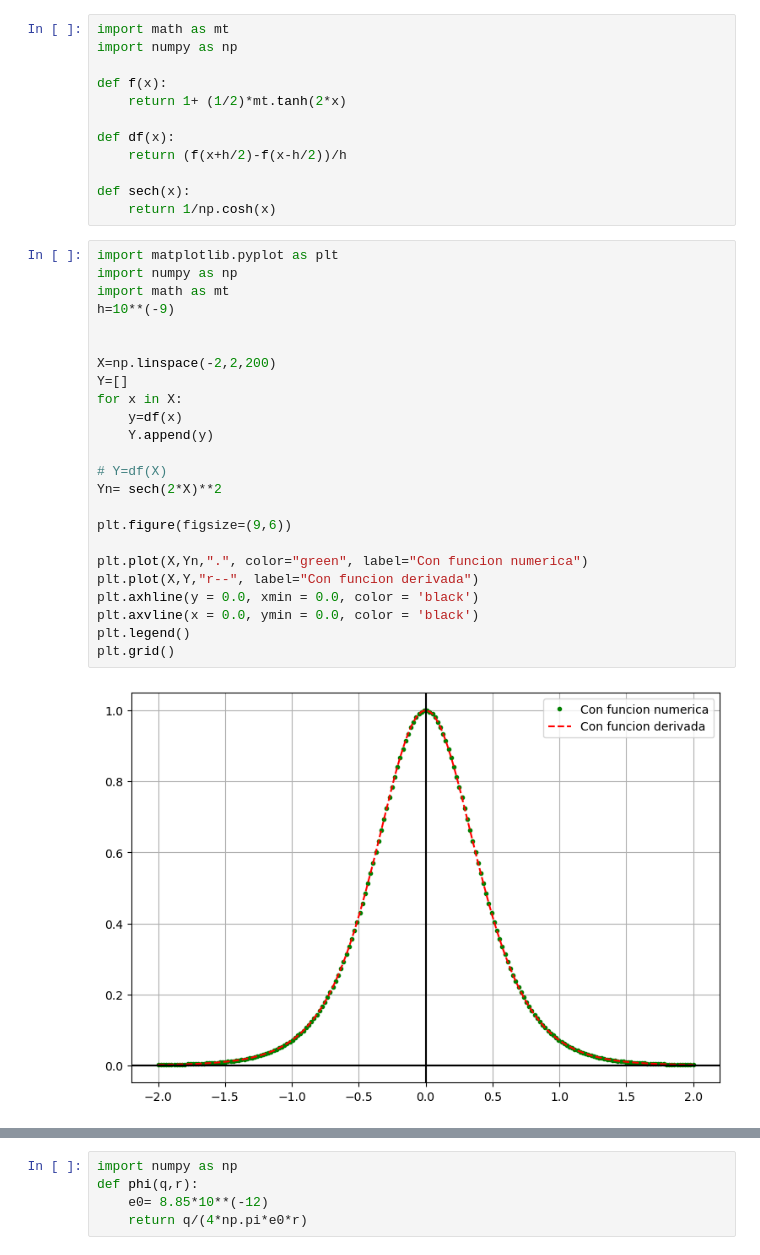
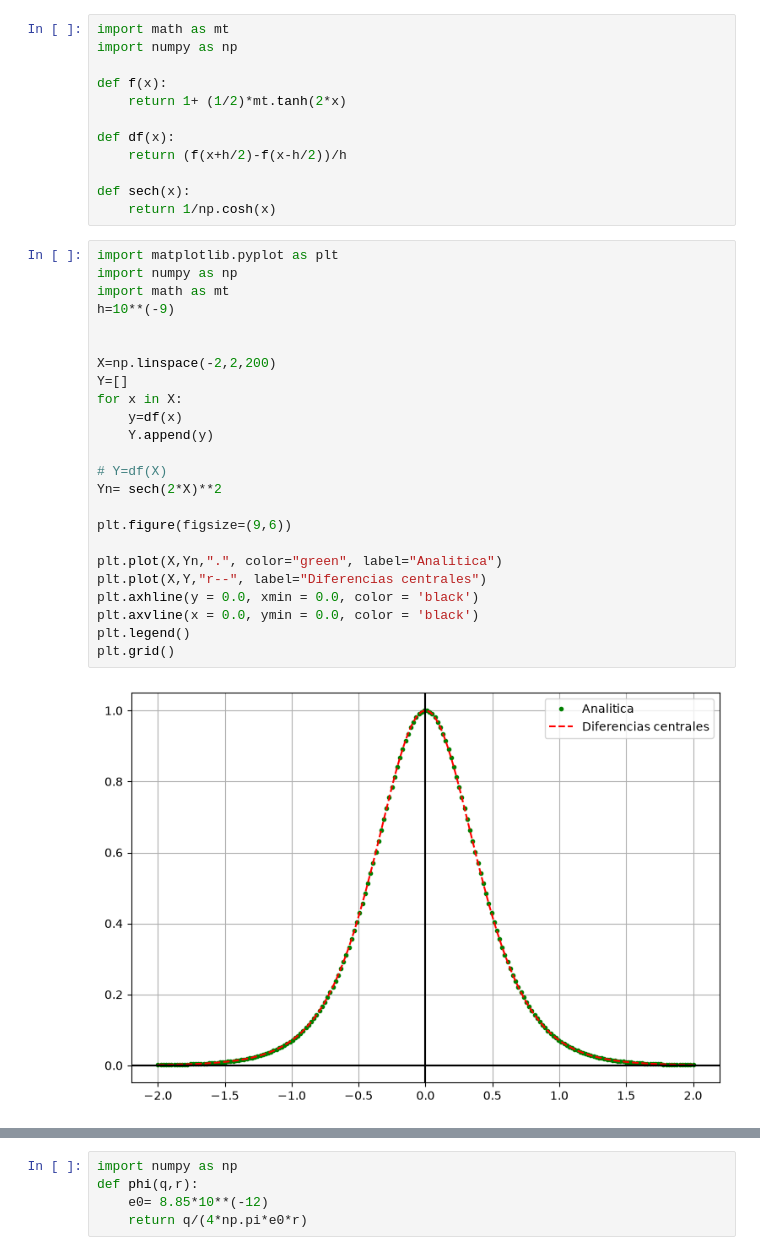
Before and after one commit to SebastianDhamar/RepositorioFisicaComp, a Jupyter notebook: Tareas-Practicas/TareaPractica5.ipynb, the cells around one changed output, grey strips where cells are left out. Drawn from its saved outputs; the diff is of its cells as text.

```diff
--- a/Tareas-Practicas/TareaPractica5.ipynb
+++ b/Tareas-Practicas/TareaPractica5.ipynb
@@ -29,29 +29,29 @@ def sech(x):
 # %%
 import matplotlib.pyplot as plt
 import numpy as np
 import math as mt
 h=10**(-9)
 
 
 X=np.linspace(-2,2,200)
 Y=[]
 for x in X:
     y=df(x)
     Y.append(y)
 
 # Y=df(X)
 Yn= sech(2*X)**2
 
 plt.figure(figsize=(9,6))
 
-plt.plot(X,Yn,".", color="green", label="Con funcion numerica")
-plt.plot(X,Y,"r--", label="Con funcion derivada")
+plt.plot(X,Yn,".", color="green", label="Analitica")
+plt.plot(X,Y,"r--", label="Diferencias centrales")
 plt.axhline(y = 0.0, xmin = 0.0, color = 'black')
 plt.axvline(x = 0.0, ymin = 0.0, color = 'black')
 plt.legend()
 plt.grid()
 # %% [output]
-[figure, old version]
+[figure, new version]
 # %% [markdown]
 ---
 ---
```
Also changed, not shown: parts of 13 cells of this notebook, 4 other files.
